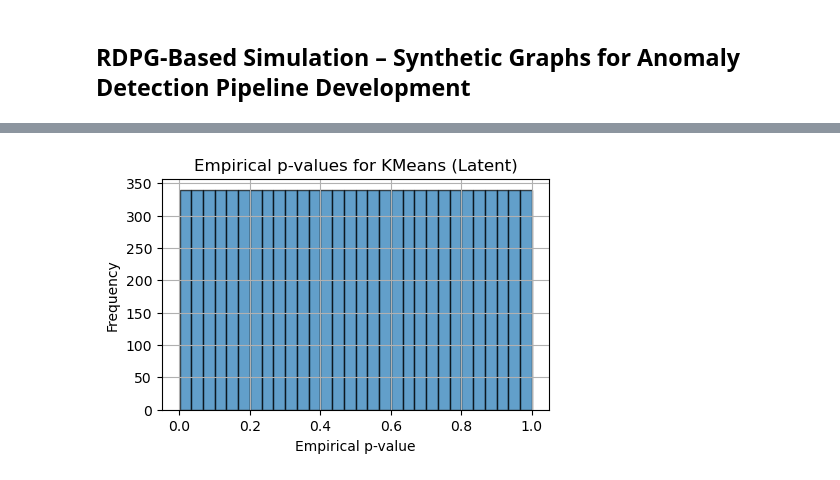
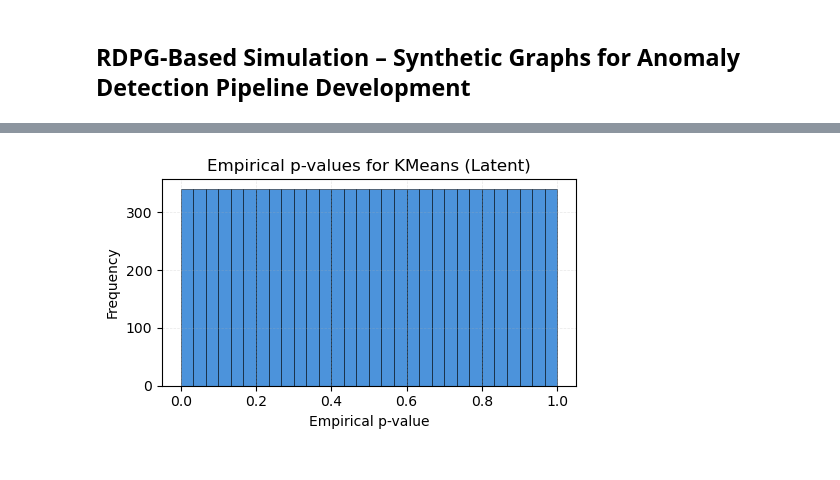
Before and after one commit to SheedZu/Latent-Position-Anomaly-Detection, a Jupyter notebook: Final_Sim.ipynb, the cells around one changed output, grey strips where cells are left out. Cells and saved outputs as stored; diff of their text form; code cells hidden in the pictures.

Commit message:
Update notebooks with new versions - colour-blind friendly plotting and ablation study for simulation

```diff
--- a/Final_Sim.ipynb
+++ b/Final_Sim.ipynb
@@ -1262,17 +1763,17 @@ gmm_svd_metrics = {
 # %%
 # === Print Score Stats ===
 print_score_stats_table(anomaly_score_df, [
-    'entropy_latent', 'entropy_svd',
+    'entropy_latent_norm', 'entropy_svd_norm',
     'gmm_score_latent', 'gmm_score_svd',
     'kmeans_dist_latent', 'kmeans_dist_svd'
 ])
 
 print()
 
-###### === KDE Plots ===
+# === KDE Plots ===
 plot_score_kdes(
     anomaly_score_df,
-    score_cols=['entropy_latent', 'entropy_svd'],
+    score_cols=['entropy_latent_norm', 'entropy_svd_norm'],
     titles=["Entropy (Latent Space)", "Entropy (SVD Space)"]
 )
 
@@ -1289,12 +1790,12 @@ plot_score_kdes(
 )
 
 # === Metrics Tables ===
-print_anomaly_metrics_table(mmsbm_latent['metrics'], "Latent Space")
-print_anomaly_metrics_table(mmsbm_svd['metrics'], "SVD Space")
+print_anomaly_metrics_table(gmm_latent['metrics'], "Latent Space", "GMM", leaf_key="entropy_norm")
+print_anomaly_metrics_table(gmm_svd['metrics'], "SVD Space", "GMM", leaf_key="entropy_norm")
 
 # === KS Tests ===
-run_ks_tests(mmsbm_latent['entropy'], true_labels, "Latent Space")
-run_ks_tests(mmsbm_svd['entropy'], true_labels, "SVD Space")
+run_ks_tests(gmm_latent['entropy_norm'], true_labels, "Latent Space")
+run_ks_tests(gmm_svd['entropy_norm'], true_labels, "SVD Space")
 
 # === KMeans and GMM Metrics (Latent) ===
 print_anomaly_metrics_table(kmeans_latent_metrics, "KMeans Distance (Latent)")
@@ -1368,68 +1885,97 @@ Concentration of low p-values in anomalies indicates effective separation from t
 def analyse_empirical_pvals(score_array, label_array=None, inverse=False, name='Score', show_anomalies=True):
     """
     Compute and plot empirical CDF p-values, perform KS test vs. U[0,1],
-    and optionally analyse anomaly-specific p-values with consistent colour scheme.
+    and optionally analyse anomaly-specific p-values with colour-blind friendly colour scheme.
 
-    Colours:
-        Normal       → Blue   (#1f77b4)
-        Structural   → Red    (#d62728)
-        Mixed        → Orange (#ff7f0e)
+    Colour-blind friendly colours:
+        Normal       -> Blue    (0.0, 0.4, 0.8)
+        Structural   -> Magenta (0.8, 0.0, 0.6)
+        Mixed        -> Teal    (0.0, 0.66, 0.70)
     """
-    # Optional inversion if higher score = more anomalous
+    # Colour palette (consistent with other plots)
+    colors = {
+        'normal': (0.0, 0.4, 0.8),      # Blue
+        'structural': (0.8, 0.0, 0.6),  # Magenta
+        'mixed': (0.0, 0.66, 0.70)      # Teal
+    }
+
+    # Inversion (optional) if higher score = more anomalous
     scores = -score_array if inverse else score_array
     sorted_scores = np.sort(scores)
     pvals = np.searchsorted(sorted_scores, scores, side='right') / len(scores)
 
-    # Overall histogram
+    # Overall histogram with consistent styling
     plt.figure(figsize=(5, 3))
-    plt.hist(pvals, bins=30, edgecolor='k', alpha=0.7, color='#1f77b4')
-    plt.title(f"Empirical p-values for {name}")
+    plt.hist(pvals, bins=30, edgecolor='black', alpha=0.7, color=colors['normal'], linewidth=0.5)
+    plt.title(f"Empirical p-values for {name}", fontsize=12)
     plt.xlabel("Empirical p-value")
     plt.ylabel("Frequency")
-    plt.grid(True)
+    plt.grid(True, linestyle='--', linewidth=0.5, alpha=0.3)
+    plt.tight_layout()
     plt.show()
 
     # KS test overall
     ks_stat, ks_pval = ks_1samp(pvals, uniform.cdf)
-    print(f"KS test vs. U[0,1] for {name} → D = {ks_stat:.3f}, p = {ks_pval:.3e}")
+    print(f"KS test vs. U[0,1] for {name} -> D = {ks_stat:.3f}, p = {ks_pval:.3e}")
 
     if label_array is not None and show_anomalies:
         # Anomaly-specific p-values
         structural_p = pvals[label_array == 1]
         mixed_p = pvals[label_array == 2]
 
-        # Plot anomaly histograms
+        # Plot anomaly histograms with colour-blind friendly colours
         plt.figure(figsize=(10, 4))
-        plt.hist(structural_p, bins=20, alpha=0.7, label='Structural',
-                 edgecolor='black', color='#d62728')
-        plt.hist(mixed_p, bins=20, alpha=0.7, label='Mixed',
-                 edgecolor='black', color='#ff7f0e')
-        plt.title(f"Anomaly p-values — {name}")
+        plt.hist(structural_p, bins=20, alpha=0.7, label='Structural Anomaly',
+                 edgecolor='black', color=colors['structural'], linewidth=0.5)
+        plt.hist(mixed_p, bins=20, alpha=0.7, label='Mixed Anomaly',
+                 edgecolor='black', color=colors['mixed'], linewidth=0.5)
+        plt.title(f"Anomaly p-values — {name}", fontsize=12)
         plt.xlabel("Empirical p-value")
         plt.ylabel("Frequency")
-        plt.legend()
-        plt.grid(True)
+
+        # Enhanced legend styling
+        legend = plt.legend(frameon=True, fancybox=True, shadow=True, fontsize=10)
+        plt.grid(True, linestyle='--', linewidth=0.5, alpha=0.3)
+        plt.tight_layout()
         plt.show()
 
         # KS test for anomalies
         ks_struct = ks_1samp(structural_p, uniform.cdf)
         ks_mixed = ks_1samp(mixed_p, uniform.cdf)
 
-        print(f"KS (Structural) → D = {ks_struct.statistic:.3f}, p = {ks_struct.pvalue:.3e}")
-        print(f"KS (Mixed) → D = {ks_mixed.statistic:.3f}, p = {ks_mixed.pvalue:.3e}")
+        print(f"KS (Structural) -> D = {ks_struct.statistic:.3f}, p = {ks_struct.pvalue:.3e}")
+        print(f"KS (Mixed) -> D = {ks_mixed.statistic:.3f}, p = {ks_mixed.pvalue:.3e}")
         print(f"Mean p-value (Structural): {structural_p.mean():.3f}")
         print(f"Mean p-value (Mixed): {mixed_p.mean():.3f}")
 
     return pvals
 
 # True labels: 0 = normal, 1 = structural, 2 = mixed
 labels = true_labels
 
-analyse_empirical_pvals(anomaly_score_df['kmeans_dist_latent'], anomaly_score_df['true_label'], inverse=False, name="KMeans (Latent)")
-analyse_empirical_pvals(anomaly_score_df['kmeans_dist_svd'], anomaly_score_df['true_label'], inverse=False, name="KMeans (SVD)")
-analyse_empirical_pvals(anomaly_score_df['gmm_score_latent'], anomaly_score_df['true_label'], inverse=True, name="GMM (Latent)")
-analyse_empirical_pvals(anomaly_score_df['gmm_score_svd'], anomaly_score_df['true_label'], inverse=True, name="GMM (SVD)")
-analyse_empirical_pvals(anomaly_score_df['entropy_latent'], anomaly_score_df['true_label'], inverse=True, name="Entropy (Latent)")
-analyse_empirical_pvals(anomaly_score_df['entropy_svd'], anomaly_score_df['true_label'], inverse=True, name="Entropy (SVD)")
+# Run analyses with colour-blind friendly visualisations
+analyse_empirical_pvals(anomaly_score_df['kmeans_dist_latent'], anomaly_score_df['true_label'],
+                       inverse=False, name="KMeans (Latent)")
+analyse_empirical_pvals(anomaly_score_df['kmeans_dist_svd'], anomaly_score_df['true_label'],
+                       inverse=False, name="KMeans (SVD)")
+analyse_empirical_pvals(anomaly_score_df['gmm_score_latent'], anomaly_score_df['true_label'],
+                       inverse=True, name="GMM (Latent)")
+analyse_empirical_pvals(anomaly_score_df['gmm_score_svd'], anomaly_score_df['true_label'],
+                       inverse=True, name="GMM (SVD)")
+analyse_empirical_pvals(anomaly_score_df['entropy_latent_norm'], anomaly_score_df['true_label'],
+                       inverse=True, name="Entropy (Latent)")
+analyse_empirical_pvals(anomaly_score_df['entropy_svd_norm'], anomaly_score_df['true_label'],
+                       inverse=True, name="Entropy (SVD)")
+
+# --- Print colour verification ---
+print("\nColour-blind friendly palette used:")
+colors_verification = {
+    'Normal': (0.0, 0.4, 0.8),
+    'Structural': (0.8, 0.0, 0.6),
+    'Mixed': (0.0, 0.66, 0.70)
+}
+for label, color in colors_verification.items():
+    r, g, b = [int(c * 255) for c in color]
+    print(f"{label}: RGB({r}, {g}, {b})")
 # %% [output]
-[figure, old version]
+[figure, new version]
```
Also changed, not shown: parts of 34 cells of this notebook, 1 other file.
